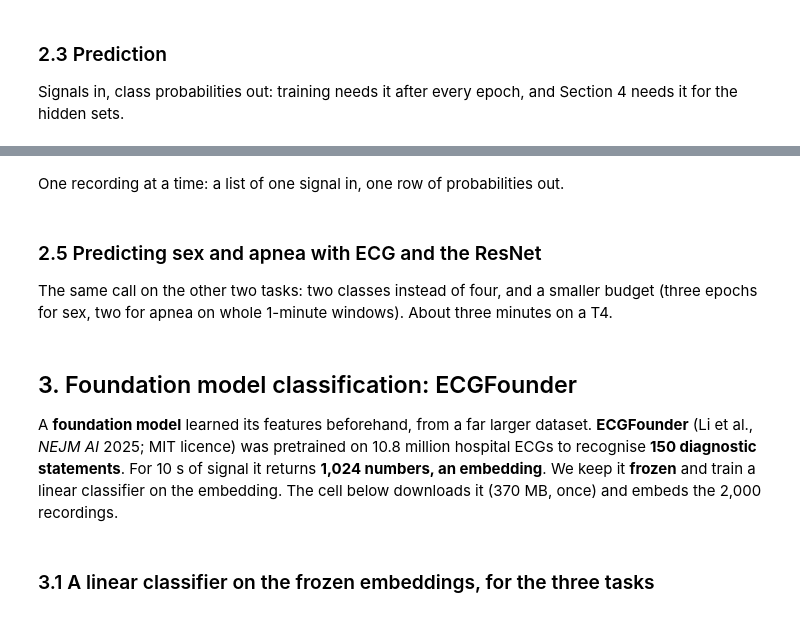
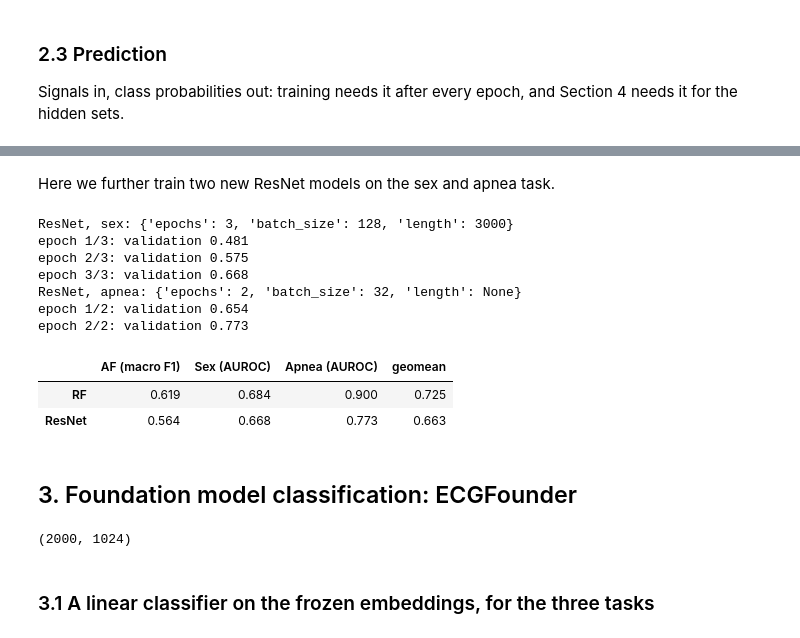
Before and after one commit to junjiechen-chris/CDT-ECG-Lab2, a Jupyter notebook: solution/lab2-end-to-end_solution.ipynb, the cells around one changed output, grey strips where cells are left out. Cells and saved outputs as stored; diff of their text form; code cells hidden in the pictures.

```diff
--- a/solution/lab2-end-to-end_solution.ipynb
+++ b/solution/lab2-end-to-end_solution.ipynb
@@ -136,12 +168,14 @@ crop = checks.check_crop(crop)
 # %% [markdown]
 `make_batch` stacks the cropped windows of a batch into one tensor.
 # %%
+def clean(signals):
+    """In: signals, n arrays (T_i,), raw ECG in uV. Out: list of n float32 arrays (T_i,), cleaned ECG in mV."""
+    return [nk.ecg_clean(np.asarray(s, dtype=float) / 1000.0, sampling_rate=300).astype(np.float32) for s in signals]
+
 def make_batch(signals, length, train):
-    """In: signals, list of 1-D float arrays (cleaned ECG); length, int samples; train, bool.
-    Out: float32 tensor (n, 1, length) on `device`. Each signal through crop(), then stacked."""
     windows = [crop(np.asarray(s, dtype=np.float32), length, train) for s in signals]
     windows = np.stack(windows)
     return torch.from_numpy(windows[:, None, :]).to(device)
 
-clean_af = clean(T['alivecor']['raw'])        # the 2,000 AF recordings, cleaned once (about 20 s)
+clean_af = clean(T['alivecor']['raw'])
 print(make_batch(clean_af[:4], 3000, train=True).shape)
@@ -249,2 +307,0 @@ for file, target in af['targets'].items():
-# %% [markdown]
-One recording at a time: a list of one signal in, one row of probabilities out.
@@ -254,17 +308,22 @@ print(f'This recording is likely to be {CLASSES[int(p.argmax())]} with probabili
-# %% [markdown]
-### 2.5 Predicting sex and apnea with ECG and the ResNet
-
-The same call on the other two tasks: two classes instead of four, and a smaller budget (three epochs for sex, two for apnea on whole 1-minute windows). About three minutes on a T4.
+# %% [markdown]
+Here we further train two new ResNet models on the sex and apnea task.
 # %%
 for name in ['sex', 'apnea']:
     task, settings = T[name], SETTINGS[name]
     print(f'ResNet, {name}: {settings}')
     _, predict, val['ResNet'][name] = train_resnet_classifier(
         clean(task['raw']), task['y'], task['tr'], task['va'], task['n'], **settings)
     for file, target in task['targets'].items():
         preds['ResNet'][file] = predict(clean(target['raw']))
-print({k: round(v, 3) for k, v in val['ResNet'].items()})
+score_table()
+# %% [output]
+ResNet, sex: {'epochs': 3, 'batch_size': 128, 'length': 3000}
+epoch 1/3: validation 0.481
+epoch 2/3: validation 0.575
+epoch 3/3: validation 0.668
+ResNet, apnea: {'epochs': 2, 'batch_size': 32, 'length': None}
+epoch 1/2: validation 0.654
+epoch 2/2: validation 0.773
+|  | AF (macro F1) | Sex (AUROC) | Apnea (AUROC) | geomean |
+| RF | 0.619 | 0.684 | 0.900 | 0.725 |
+| ResNet | 0.564 | 0.668 | 0.773 | 0.663 |
-# %% [markdown]
-## 3. Foundation model classification: ECGFounder
-
-A **foundation model** learned its features beforehand, from a far larger dataset. **ECGFounder** (Li et al., *NEJM AI* 2025; MIT licence) was pretrained on 10.8 million hospital ECGs to recognise **150 diagnostic statements**. For 10 s of signal it returns **1,024 numbers, an embedding**. We keep it **frozen** and train a linear classifier on the embedding. The cell below downloads it (370 MB, once) and embeds the 2,000 recordings.
@@ -277,2 +330,25 @@ print(E_af.shape)
+# %% [markdown]
+## 3. Foundation model classification: ECGFounder
+# %%
+import torch
+from ecgfounder import load_model, preprocess_many
+
+fm_model = load_model(device)
+
+def embed(model, raw, bs=256):
+    """In: raw, float array (n, T), 300 Hz, uV; bs, int.
+    Out: float array (n, 1024)."""
+    E = []
+    with torch.no_grad():
+        for i in range(0, len(raw), bs):
+            X = preprocess_many(raw[i:i + bs])
+            logits, features = model(torch.from_numpy(X).to(device))
+            E.append(features.cpu().numpy())
+    return np.concatenate(E)
+
+E_af = embed(fm_model, D.raw_af)
+print(E_af.shape)
+# %% [output]
+(2000, 1024)
 # %% [markdown]
 ### 3.1 A linear classifier on the frozen embeddings, for the three tasks
```
Also changed, not shown: parts of 51 cells of this notebook, 1 other file.
